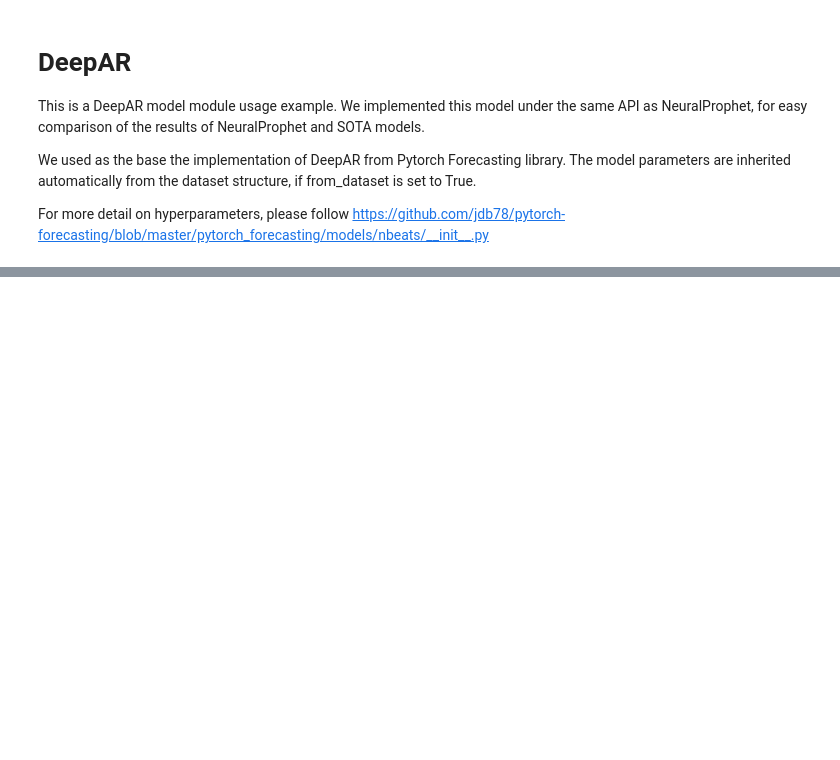
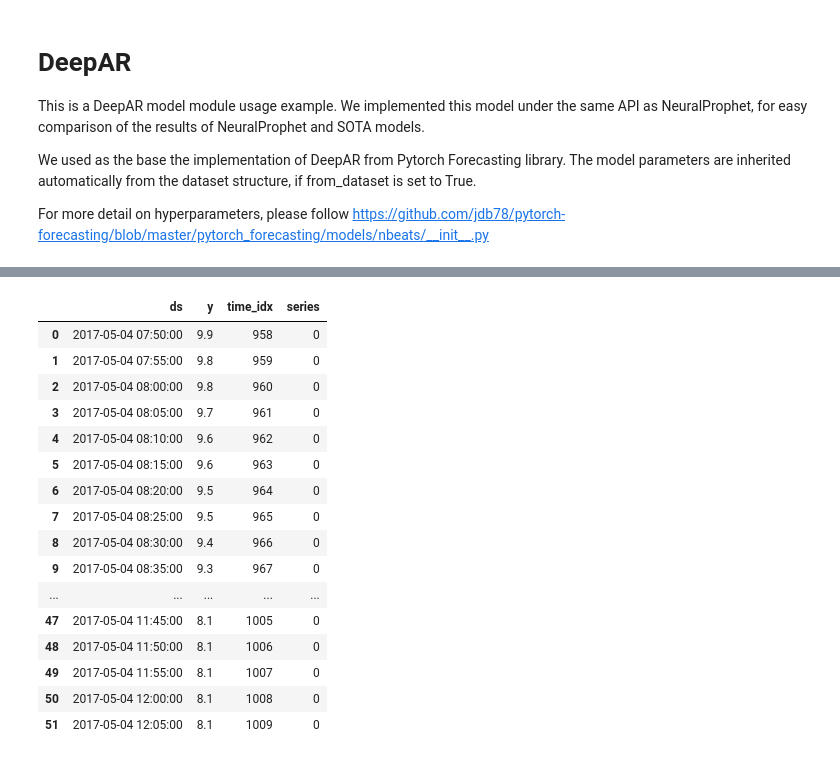
Before and after one commit to neuralprophet/neural_prophet_lightning, a Jupyter notebook: example_notebooks/DeepAR_example.ipynb, the cells around one changed output, grey strips where cells are left out. Saved outputs shown, nothing was run; the diff lists cells and outputs as text; code cells hidden in the pictures; blank space fills up the shorter version.

```diff
--- a/example_notebooks/DeepAR_example.ipynb
+++ b/example_notebooks/DeepAR_example.ipynb
@@ -100,4 +90,24 @@ Restored states from the checkpoint file at D:\Workspace\NeuralProphet\v17change
 # %%
 future = deepar.make_future_dataframe(df, freq, periods=10, n_historic_predictions=10)
+# %%
+future
+# %% [output]
+|  | ds | y | time_idx | series |
+| 0 | 2017-05-04 07:50:00 | 9.9 | 958 | 0 |
+| 1 | 2017-05-04 07:55:00 | 9.8 | 959 | 0 |
+| 2 | 2017-05-04 08:00:00 | 9.8 | 960 | 0 |
+| 3 | 2017-05-04 08:05:00 | 9.7 | 961 | 0 |
+| 4 | 2017-05-04 08:10:00 | 9.6 | 962 | 0 |
+| 5 | 2017-05-04 08:15:00 | 9.6 | 963 | 0 |
+| 6 | 2017-05-04 08:20:00 | 9.5 | 964 | 0 |
+| 7 | 2017-05-04 08:25:00 | 9.5 | 965 | 0 |
+| 8 | 2017-05-04 08:30:00 | 9.4 | 966 | 0 |
+| 9 | 2017-05-04 08:35:00 | 9.3 | 967 | 0 |
+| ... | ... | ... | ... | ... |
+| 47 | 2017-05-04 11:45:00 | 8.1 | 1005 | 0 |
+| 48 | 2017-05-04 11:50:00 | 8.1 | 1006 | 0 |
+| 49 | 2017-05-04 11:55:00 | 8.1 | 1007 | 0 |
+| 50 | 2017-05-04 12:00:00 | 8.1 | 1008 | 0 |
+| 51 | 2017-05-04 12:05:00 | 8.1 | 1009 | 0 |
 # %%
 forecast = deepar.predict(future)
```
Also changed, not shown: parts of 3 cells of this notebook, 6 other files.
